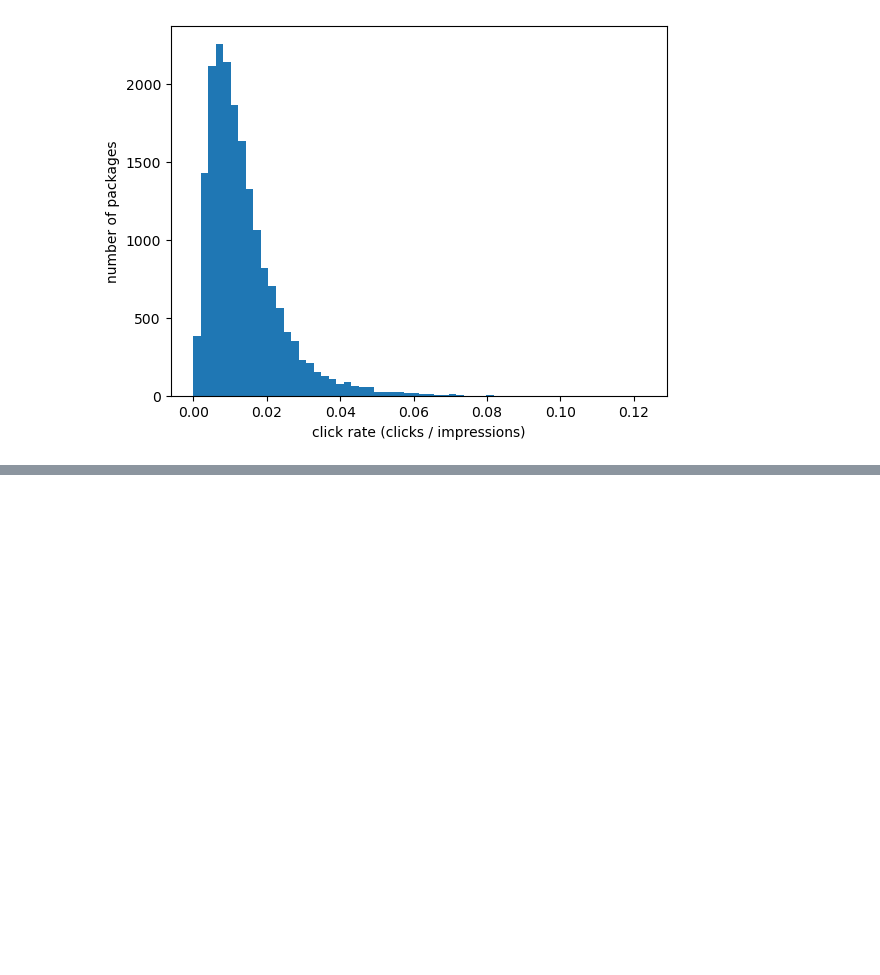
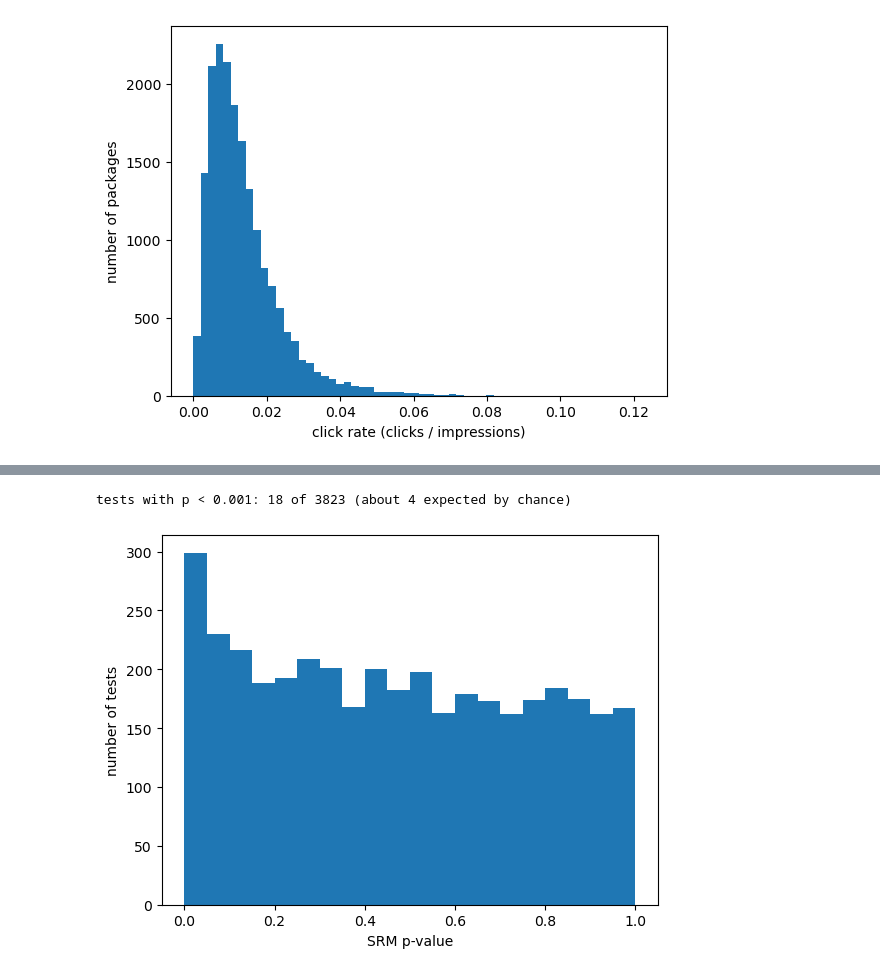
Before and after one commit to ZuhalA/upworthy-ab-winners, a Jupyter notebook: notebooks/01_audit.ipynb, the cells around one changed output, grey strips where cells are left out. Drawn from its saved outputs; the diff is of its cells as text; code cells hidden in the pictures; blank space fills up the shorter version.

```diff
--- a/notebooks/01_audit.ipynb
+++ b/notebooks/01_audit.ipynb
@@ -166,0 +236,16 @@ Name: ctr, dtype: float64
+# %%
+from scipy.stats import chisquare
+#chisquare() compares the observed counts against an equal split by default
+#its the equal allocation null hypothesis and p value is the test result
+
+srm_p = clean.groupby("clickability_test_id")["impressions"].apply(lambda s: chisquare(s).pvalue)
+n_fail = (srm_p < 0.001).sum()
+print(f"tests with p < 0.001: {n_fail} of {len(srm_p)} (about {len(srm_p) * 0.001:.0f} expected by chance)")
+
+srm_p.plot(kind = "hist", bins=20)
+plt.xlabel("SRM p-value")
+plt.ylabel("number of tests")
+plt.show()
+# %% [output]
+tests with p < 0.001: 18 of 3823 (about 4 expected by chance)
+[figure, added]
```
Also changed, not shown: parts of 16 cells of this notebook, 1 other file.
